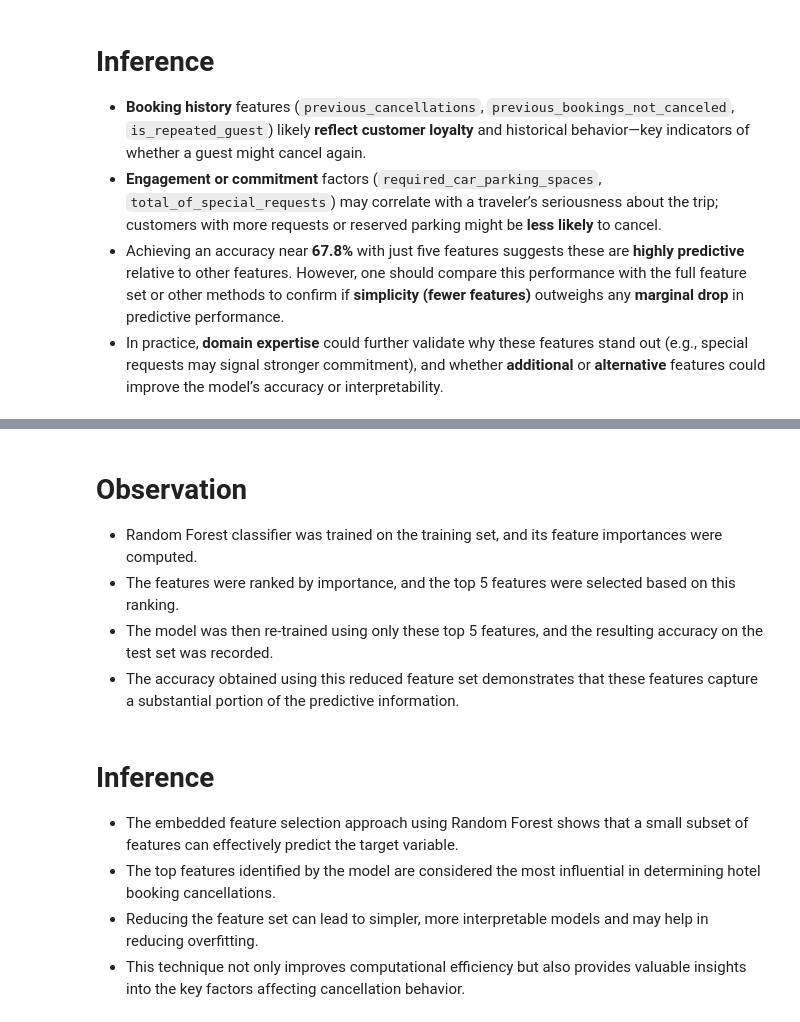
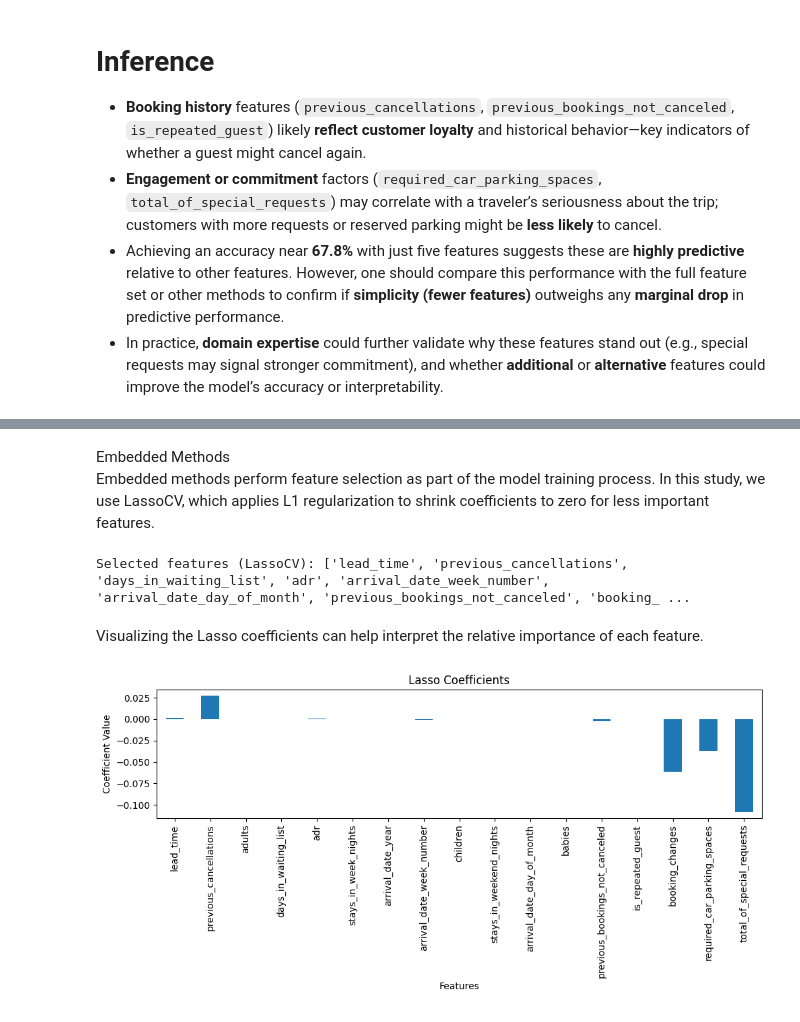
Before and after one commit to PurpleRadish42/ML_Trisem3, a Jupyter notebook: lab4/2448044_lab4.ipynb, the cells around one changed output, grey strips where cells are left out. Cells and saved outputs as stored; diff of their text form; code cells hidden in the pictures.

```diff
--- a/lab4/2448044_lab4.ipynb
+++ b/lab4/2448044_lab4.ipynb
@@ -282,14 +229,32 @@ Accuracy with Embedded-selected features: 0.8234357986431025
-# %% [markdown]
-# **Observation**
-
-- Random Forest classifier was trained on the training set, and its feature importances were computed.
-- The features were ranked by importance, and the top 5 features were selected based on this ranking.
-- The model was then re-trained using only these top 5 features, and the resulting accuracy on the test set was recorded.
-- The accuracy obtained using this reduced feature set demonstrates that these features capture a substantial portion of the predictive information.
-# %% [markdown]
-# **Inference**
-
-- The embedded feature selection approach using Random Forest shows that a small subset of features can effectively predict the target variable.
-- The top features identified by the model are considered the most influential in determining hotel booking cancellations.
-- Reducing the feature set can lead to simpler, more interpretable models and may help in reducing overfitting.
-- This technique not only improves computational efficiency but also provides valuable insights into the key factors affecting cancellation behavior.
+# %% [markdown]
+Embedded Methods<br>
+Embedded methods perform feature selection as part of the model training process. In this study, we use LassoCV, which applies L1 regularization to shrink coefficients to zero for less important features.
+# %%
+from sklearn.linear_model import LassoCV
+
+# Use LassoCV to perform embedded feature selection with cross-validation
+lasso = LassoCV(cv=5, random_state=42).fit(X_train, y_train)
+
+# Create a series with feature coefficients
+coef = pd.Series(lasso.coef_, index=X_train.columns)
+
+# Select features with non-zero coefficients
+selected_features_lasso = coef[coef != 0].index
+print("Selected features (LassoCV):", list(selected_features_lasso))
+# %% [output]
+Selected features (LassoCV): ['lead_time', 'previous_cancellations', 'days_in_waiting_list', 'adr', 'arrival_date_week_number', 'arrival_date_day_of_month', 'previous_bookings_not_canceled', 'booking_ ...
+# %% [markdown]
+Visualizing the Lasso coefficients can help interpret the relative importance of each feature.
+# %%
+import matplotlib.pyplot as plt
+
+# Plot the coefficients from the Lasso model
+plt.figure(figsize=(10, 5))
+coef.plot(kind='bar')
+plt.title("Lasso Coefficients")
+plt.xlabel("Features")
+plt.ylabel("Coefficient Value")
+plt.tight_layout()
+plt.show()
+# %% [output]
+[figure, added]
```
Also changed, not shown: parts of 4 cells of this notebook, 4 other files.
